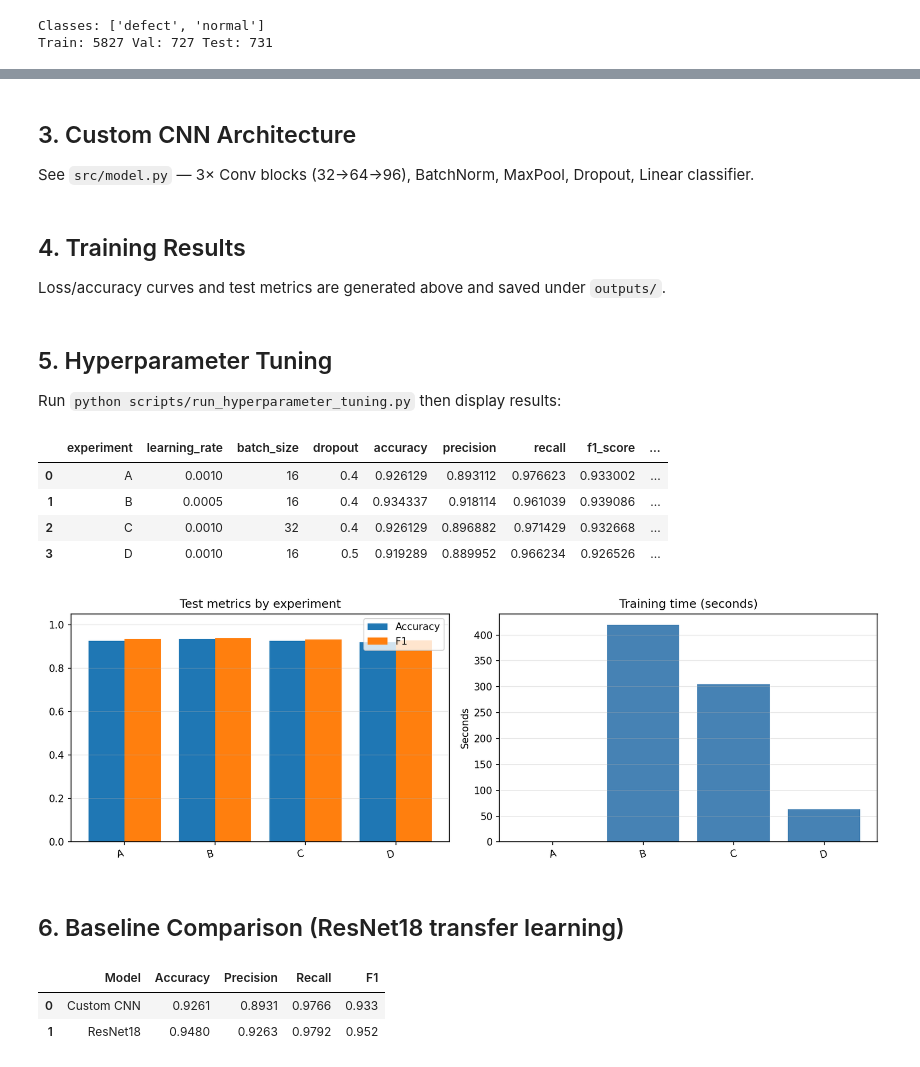
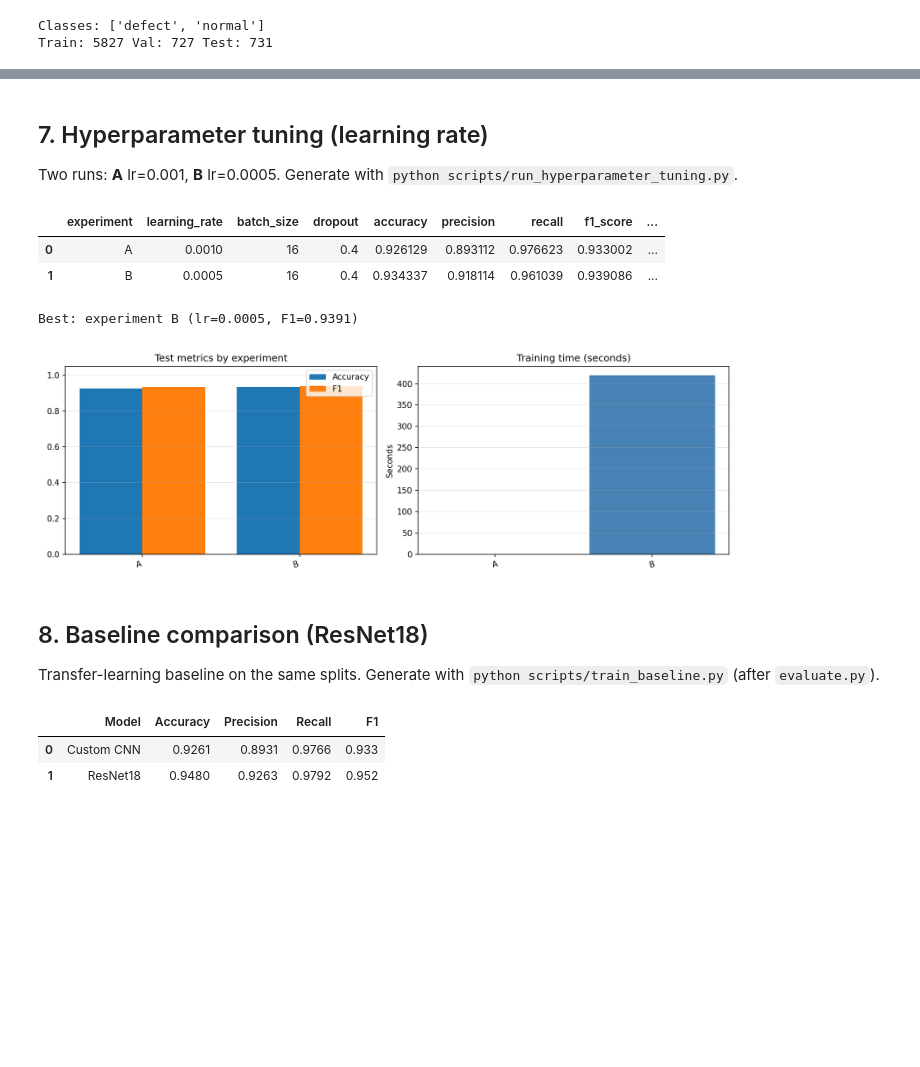
Before and after one commit to mentisVeritas/cnn-cast-defect-classification, a Jupyter notebook: notebooks/experiments.ipynb, the cells around one changed output, grey strips where cells are left out. Drawn from its saved outputs; the diff is of its cells as text; code cells hidden in the pictures; blank space fills up the shorter version.

```diff
--- a/notebooks/experiments.ipynb
+++ b/notebooks/experiments.ipynb
@@ -165,34 +191,31 @@ Class distribution: {'defect': 3836, 'normal': 3449}
-# %% [markdown]
-## 3. Custom CNN Architecture
-
-See `src/model.py` — 3× Conv blocks (32→64→96), BatchNorm, MaxPool, Dropout, Linear classifier.
-# %% [markdown]
-## 4. Training Results
-
-Loss/accuracy curves and test metrics are generated above and saved under `outputs/`.
-# %% [markdown]
-## 5. Hyperparameter Tuning
-
-Run `python scripts/run_hyperparameter_tuning.py` then display results:
+# %% [markdown]
+## 7. Hyperparameter tuning (learning rate)
+
+Two runs: **A** lr=0.001, **B** lr=0.0005. Generate with `python scripts/run_hyperparameter_tuning.py`.
 # %%
 import pandas as pd
+from IPython.display import Image, display
+
 tuning_csv = ROOT / 'outputs/tuning/tuning_results.csv'
 if tuning_csv.exists():
-    display(pd.read_csv(tuning_csv))
-    from IPython.display import Image, display
+    df = pd.read_csv(tuning_csv)
+    display(df)
+    best = df.loc[df['f1_score'].idxmax()]
+    print(f"Best: experiment {best['experiment']} (lr={best['learning_rate']}, F1={best['f1_score']:.4f})")
     img = ROOT / 'outputs/tuning/tuning_comparison.png'
     if img.exists():
-        display(Image(filename=str(img)))
+        display(Image(filename=str(img), width=700))
 else:
     print('Run: python scripts/run_hyperparameter_tuning.py')
 # %% [output]
 |  | experiment | learning_rate | batch_size | dropout | accuracy | precision | recall | f1_score | ... |
 | 0 | A | 0.0010 | 16 | 0.4 | 0.926129 | 0.893112 | 0.976623 | 0.933002 | ... |
 | 1 | B | 0.0005 | 16 | 0.4 | 0.934337 | 0.918114 | 0.961039 | 0.939086 | ... |
-| 2 | C | 0.0010 | 32 | 0.4 | 0.926129 | 0.896882 | 0.971429 | 0.932668 | ... |
-| 3 | D | 0.0010 | 16 | 0.5 | 0.919289 | 0.889952 | 0.966234 | 0.926526 | ... |
+Best: experiment B (lr=0.0005, F1=0.9391)
-[figure, old version]
+[figure, new version]
-# %% [markdown]
-## 6. Baseline Comparison (ResNet18 transfer learning)
+# %% [markdown]
+## 8. Baseline comparison (ResNet18)
+
+Transfer-learning baseline on the same splits. Generate with `python scripts/train_baseline.py` (after `evaluate.py`).
 # %%
 import pandas as pd
```
Also changed, not shown: parts of 26 cells of this notebook, 56 other files.
